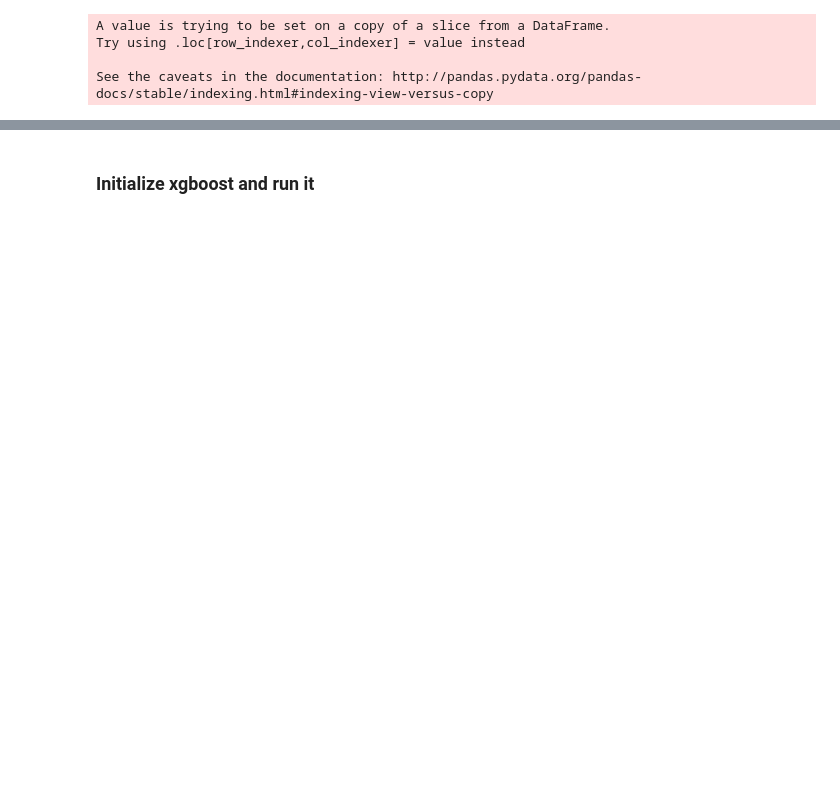
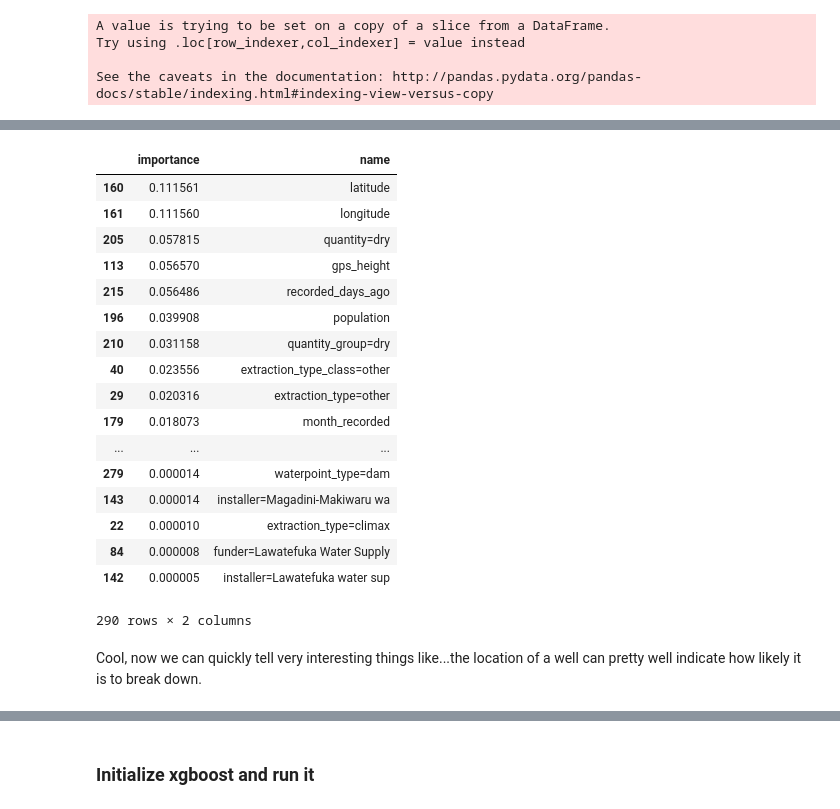
Before and after one commit to DrRoad/WaterPumps, a Jupyter notebook: pumps.ipynb, the cells around one changed output, grey strips where cells are left out. Cells and saved outputs as stored; diff of their text form; code cells hidden in the pictures; blank space fills up the shorter version.

```diff
--- a/pumps.ipynb
+++ b/pumps.ipynb
@@ -8,6 +31,7 @@ pd.options.display.max_columns = None
 REDUCE_DEFAULT = "OTHER"
 
 class FactorReducer():
+    """ Reduce a categorical column to a maximum number of factors. We'll keep the most commonly occuring values."""
     def __init__(self):
         self.factors_to_keep = []
 
@@ -24,6 +50,4 @@ class FactorReducer():
 train_features = pd.read_csv("train_features.csv")
 train_target = pd.read_csv("train_target.csv").fillna("Empty")
 test_features = pd.read_csv("test_features.csv").fillna("Empty")
-
-#### Join into one training dataset
-loaded_train = train_features.set_index("id").join(train_target.set_index("id"))
+train = train_features.set_index("id").join(train_target.set_index("id"))  # Join into one training DataFrame
@@ -83,10 +109,10 @@ CATEGORY_CAPS = {
     "construction_year": 9
 }
 # %%
-train = loaded_train.copy(deep=True)
 train.drop(DROP_COLUMNS, 1)
 test_features.drop(DROP_COLUMNS, 1)
 
+# Make it so we can fit categorical data into memory.
 categorical_reducers = {}
 for feature, max_factors in CATEGORY_CAPS.items():
     reducer = FactorReducer()
@@ -155,0 +215,7 @@ dtype: int64
+# %%
+%%time
+
+rfc = RandomForestClassifier()
+scores = cross_val_score(rfc, cleaned_train, train[TARGET], cv=5)
+print("all scores: ", scores)
+print("mean: ", scores.mean())
@@ -155,0 +233,26 @@ dtype: int64
+# %%
+rfc.fit(cleaned_train[cols], train[TARGET])
+pd.DataFrame({
+        'name': cols,
+        'importance': rfc.feature_importances_}).sort_values(by="importance", ascending=False)
+# %% [output]
+|  | importance | name |
+| 160 | 0.111561 | latitude |
+| 161 | 0.111560 | longitude |
+| 205 | 0.057815 | quantity=dry |
+| 113 | 0.056570 | gps_height |
+| 215 | 0.056486 | recorded_days_ago |
+| 196 | 0.039908 | population |
+| 210 | 0.031158 | quantity_group=dry |
+| 40 | 0.023556 | extraction_type_class=other |
+| 29 | 0.020316 | extraction_type=other |
+| 179 | 0.018073 | month_recorded |
+| ... | ... | ... |
+| 279 | 0.000014 | waterpoint_type=dam |
+| 143 | 0.000014 | installer=Magadini-Makiwaru wa |
+| 22 | 0.000010 | extraction_type=climax |
+| 84 | 0.000008 | funder=Lawatefuka Water Supply |
+| 142 | 0.000005 | installer=Lawatefuka water sup |
+290 rows × 2 columns
+# %% [markdown]
+Cool, now we can quickly tell very interesting things like...the location of a well can pretty well indicate how likely it is to break down.
```
Also changed, not shown: parts of 55 cells of this notebook, 1 other file.
